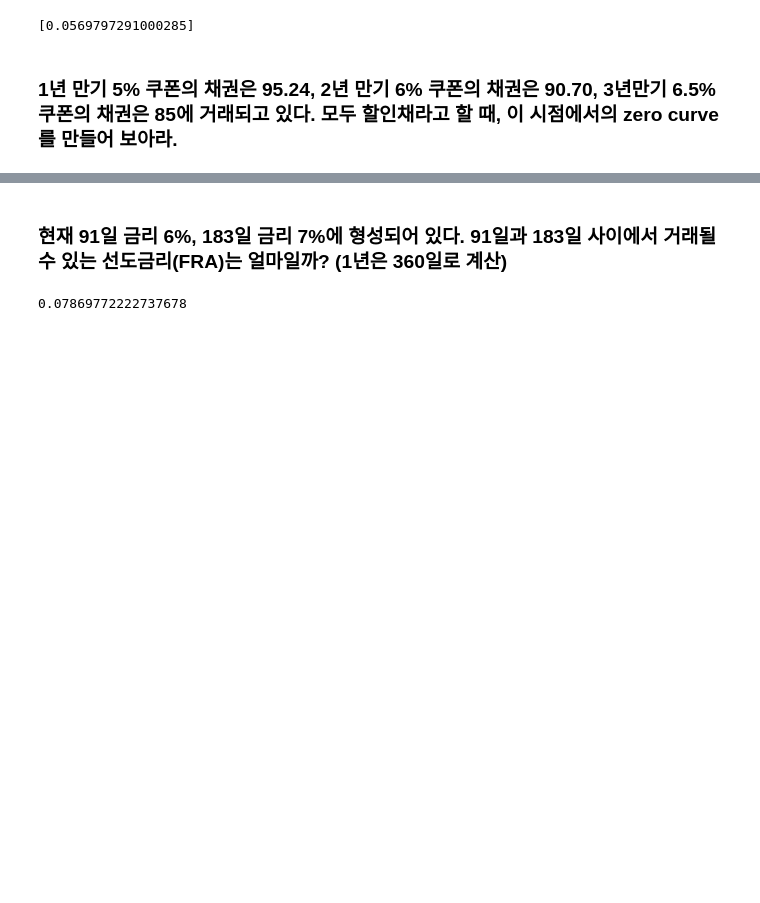
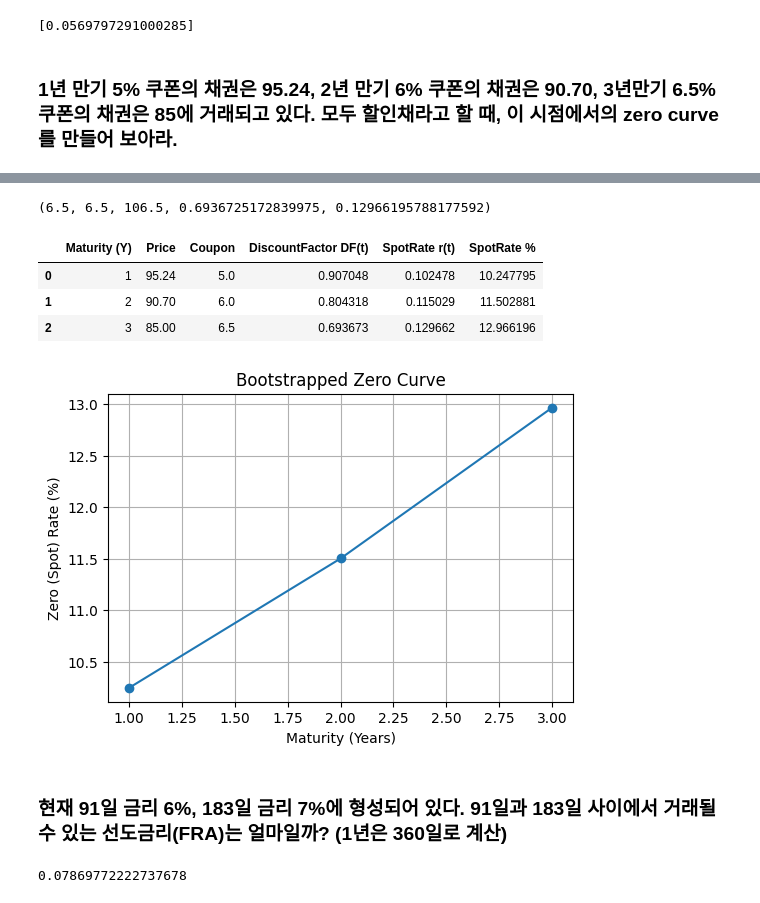
Before and after one commit to HST0077/HYOTC, a Jupyter notebook: Interest_Rate_and_bonds.ipynb, the cells around one changed output, grey strips where cells are left out. Drawn from its saved outputs; the diff is of its cells as text; code cells hidden in the pictures; blank space fills up the shorter version.

```diff
--- a/Interest_Rate_and_bonds.ipynb
+++ b/Interest_Rate_and_bonds.ipynb
@@ -409,3 +434,79 @@ plt.show()
+# %%
+# ============================================
+# 3) 3년물에서 DF(3), r3 계산
+#
+# 3년물 현금흐름:
+#  t=1: 6.5
+#  t=2: 6.5
+#  t=3: 106.5
+#
+# 가격식:
+#  P3 = 6.5*DF1 + 6.5*DF2 + 106.5*DF3
+#
+# DF1, DF2는 이미 알기 때문에,
+#  DF3 = (P3 - 6.5*DF1 - 6.5*DF2) / 106.5
+#
+# 그리고
+#  DF3 = 1/(1+r3)^3
+#  => r3 = DF3^(-1/3) - 1
+# ============================================
+
+P3 = bonds[3]["price"]
+c3 = bonds[3]["coupon"]
+
+cash3_t1 = c3
+cash3_t2 = c3
+cash3_t3 = face + c3               # 106.5
+
+pv_t1 = cash3_t1 * DF[1]
+pv_t2 = cash3_t2 * DF[2]
+
+DF[3] = (P3 - pv_t1 - pv_t2) / cash3_t3
+spot[3] = (DF[3] ** (-1.0 / 3.0)) - 1.0
+
+cash3_t1, cash3_t2, cash3_t3, DF[3], spot[3]
+# %% [output]
+(6.5, 6.5, 106.5, 0.6936725172839975, 0.12966195788177592)
+# %%
+# ============================================
+# 4) 결과 정리: Zero curve (만기별 spot rate)
+# ============================================
+
+rows = []
+for t in sorted(bonds.keys()):
+    rows.append({
+        "Maturity (Y)": t,
+        "Price": bonds[t]["price"],
+        "Coupon": bonds[t]["coupon"],
+        "DiscountFactor DF(t)": DF[t],
+        "SpotRate r(t)": spot[t],
+        "SpotRate %": 100 * spot[t],
+    })
+
+df_res = pd.DataFrame(rows)
+df_res
+# %% [output]
+|  | Maturity (Y) | Price | Coupon | DiscountFactor DF(t) | SpotRate r(t) | SpotRate % |
+| 0 | 1 | 95.24 | 5.0 | 0.907048 | 0.102478 | 10.247795 |
+| 1 | 2 | 90.70 | 6.0 | 0.804318 | 0.115029 | 11.502881 |
+| 2 | 3 | 85.00 | 6.5 | 0.693673 | 0.129662 | 12.966196 |
+# %%
+# ============================================
+# 5) Zero curve 그래프 (만기 vs spot rate)
+# ============================================
+
+mats = df_res["Maturity (Y)"].values
+rates = df_res["SpotRate %"].values
+
+plt.figure(figsize=(6,4))
+plt.plot(mats, rates, marker="o")
+plt.xlabel("Maturity (Years)")
+plt.ylabel("Zero (Spot) Rate (%)")
+plt.title("Bootstrapped Zero Curve")
+plt.grid(True)
+plt.show()
+# %% [output]
+[figure, added]
 # %% [markdown]
 ### 현재 91일 금리 6%, 183일 금리 7%에 형성되어 있다. 91일과 183일 사이에서 거래될 수 있는 선도금리(FRA)는 얼마일까? (1년은 360일로 계산)
 # %%
```
Also changed, not shown: parts of 6 cells of this notebook.
